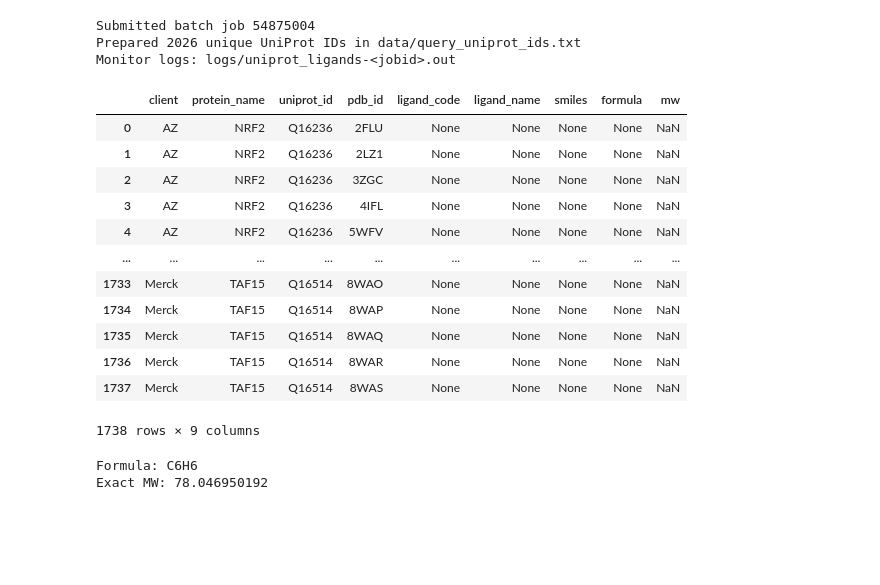
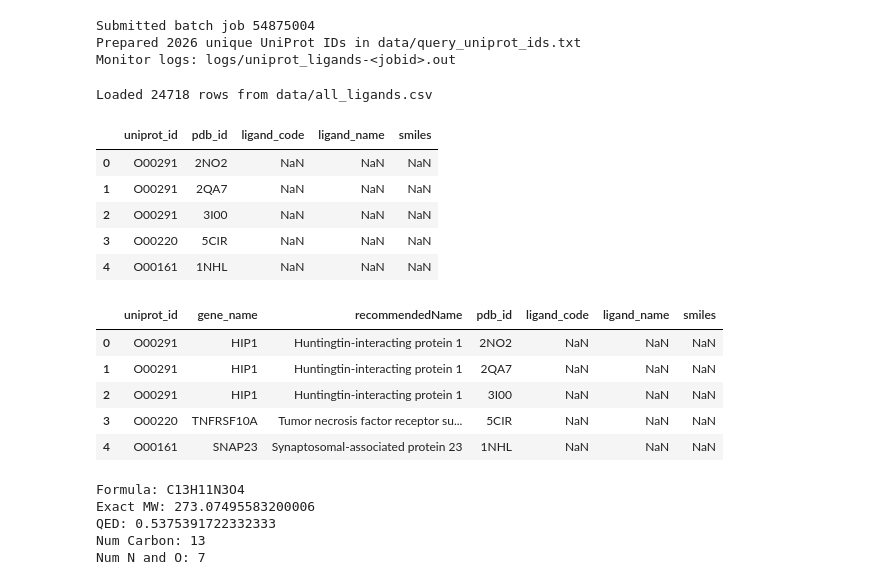
Before and after one commit to meng-yx/ligand_viewer, a Jupyter notebook: notebooks/uniprot_pdb_ligand_mapping.ipynb, the cells around one changed output. Cells and saved outputs as stored; diff of their text form; code cells hidden in the pictures; blank space fills up the shorter version.

```diff
--- a/notebooks/uniprot_pdb_ligand_mapping.ipynb
+++ b/notebooks/uniprot_pdb_ligand_mapping.ipynb
@@ -344,30 +74,36 @@ Monitor logs: logs/uniprot_ligands-<jobid>.out
 # %%
 import pandas as pd
 from pathlib import Path
 
-output_csv = Path("all_ligands.csv")
 if not output_csv.exists():
     raise FileNotFoundError(
         f"{output_csv} not found yet. Wait for SLURM job completion, then rerun this cell."
     )
 
 df_all = pd.read_csv(output_csv)
 print(f"Loaded {len(df_all)} rows from {output_csv}")
 df_all.head()
 # %% [output]
+Loaded 24718 rows from data/all_ligands.csv
-|  | client | protein_name | uniprot_id | pdb_id | ligand_code | ligand_name | smiles | formula | mw |
-| 0 | AZ | NRF2 | Q16236 | 2FLU | None | None | None | None | NaN |
-| 1 | AZ | NRF2 | Q16236 | 2LZ1 | None | None | None | None | NaN |
-| 2 | AZ | NRF2 | Q16236 | 3ZGC | None | None | None | None | NaN |
-| 3 | AZ | NRF2 | Q16236 | 4IFL | None | None | None | None | NaN |
-| 4 | AZ | NRF2 | Q16236 | 5WFV | None | None | None | None | NaN |
-| ... | ... | ... | ... | ... | ... | ... | ... | ... | ... |
-| 1733 | Merck | TAF15 | Q16514 | 8WAO | None | None | None | None | NaN |
-| 1734 | Merck | TAF15 | Q16514 | 8WAP | None | None | None | None | NaN |
-| 1735 | Merck | TAF15 | Q16514 | 8WAQ | None | None | None | None | NaN |
-| 1736 | Merck | TAF15 | Q16514 | 8WAR | None | None | None | None | NaN |
-| 1737 | Merck | TAF15 | Q16514 | 8WAS | None | None | None | None | NaN |
+|  | uniprot_id | pdb_id | ligand_code | ligand_name | smiles |
+| 0 | O00291 | 2NO2 | NaN | NaN | NaN |
+| 1 | O00291 | 2QA7 | NaN | NaN | NaN |
+| 2 | O00291 | 3I00 | NaN | NaN | NaN |
+| 3 | O00220 | 5CIR | NaN | NaN | NaN |
+| 4 | O00161 | 1NHL | NaN | NaN | NaN |
-1738 rows × 9 columns
+# %%
+# Merge df_query with df_all to get the uniprot_id, gene_name, recommendedName
+df_query = pd.read_csv(query_path)
+df_query_metadata = df_query[["uniprot_id", "gene_name", "recommendedName"]]
+df_all = pd.merge(df_query_metadata, df_all, on="uniprot_id", how="right")
+df_all.head()
+# %% [output]
+|  | uniprot_id | gene_name | recommendedName | pdb_id | ligand_code | ligand_name | smiles |
+| 0 | O00291 | HIP1 | Huntingtin-interacting protein 1 | 2NO2 | NaN | NaN | NaN |
+| 1 | O00291 | HIP1 | Huntingtin-interacting protein 1 | 2QA7 | NaN | NaN | NaN |
+| 2 | O00291 | HIP1 | Huntingtin-interacting protein 1 | 3I00 | NaN | NaN | NaN |
+| 3 | O00220 | TNFRSF10A | Tumor necrosis factor receptor su... | 5CIR | NaN | NaN | NaN |
+| 4 | O00161 | SNAP23 | Synaptosomal-associated protein 23 | 1NHL | NaN | NaN | NaN |
 # %%
 # Function to convert smiles to molecular formula and molecular weight using RDKit
 from rdkit import Chem
@@ -388,11 +124,39 @@ def smiles_to_mw(smiles):
         return None
     return rdMolDescriptors.CalcExactMolWt(mol)
 
-smiles = "C1=CC=CC=C1"
+def smiles_to_qed(smiles):
+    """Compute QED score using RDKit's QED module."""
+    from rdkit.Chem import QED
+    mol = Chem.MolFromSmiles(smiles)
+    if mol is None:
+        return None
+    return QED.qed(mol)
+
+def smiles_to_num_carbon(smiles):
+    """Count the number of carbon atoms in a molecule."""
+    mol = Chem.MolFromSmiles(smiles)
+    if mol is None:
+        return None
+    return sum(1 for atom in mol.GetAtoms() if atom.GetSymbol() == 'C')
+
+def smiles_to_num_N_O(smiles):
+    """Count the number of N and O atoms in a molecule."""
+    mol = Chem.MolFromSmiles(smiles)
+    if mol is None:
+        return None
+    return sum(1 for atom in mol.GetAtoms() if atom.GetSymbol() in ['N', 'O'])
+
+smiles = "O=C1NC(=O)CCC1N3C(=O)c2cccc(c2C3=O)N" # pomalidomide
 print("Formula:", smiles_to_formula(smiles))
 print("Exact MW:", smiles_to_mw(smiles))
+print("QED:", smiles_to_qed(smiles))
+print("Num Carbon:", smiles_to_num_carbon(smiles))
+print("Num N and O:", smiles_to_num_N_O(smiles))
 # %% [output]
-Formula: C6H6
-Exact MW: 78.046950192
+Formula: C13H11N3O4
+Exact MW: 273.07495583200006
+QED: 0.5375391722332333
+Num Carbon: 13
+Num N and O: 7
 # %%
 # Add formula and molecular weight to df_all, return None if smiles is None
```
Also changed, not shown: parts of 10 cells of this notebook, 5 other files.
